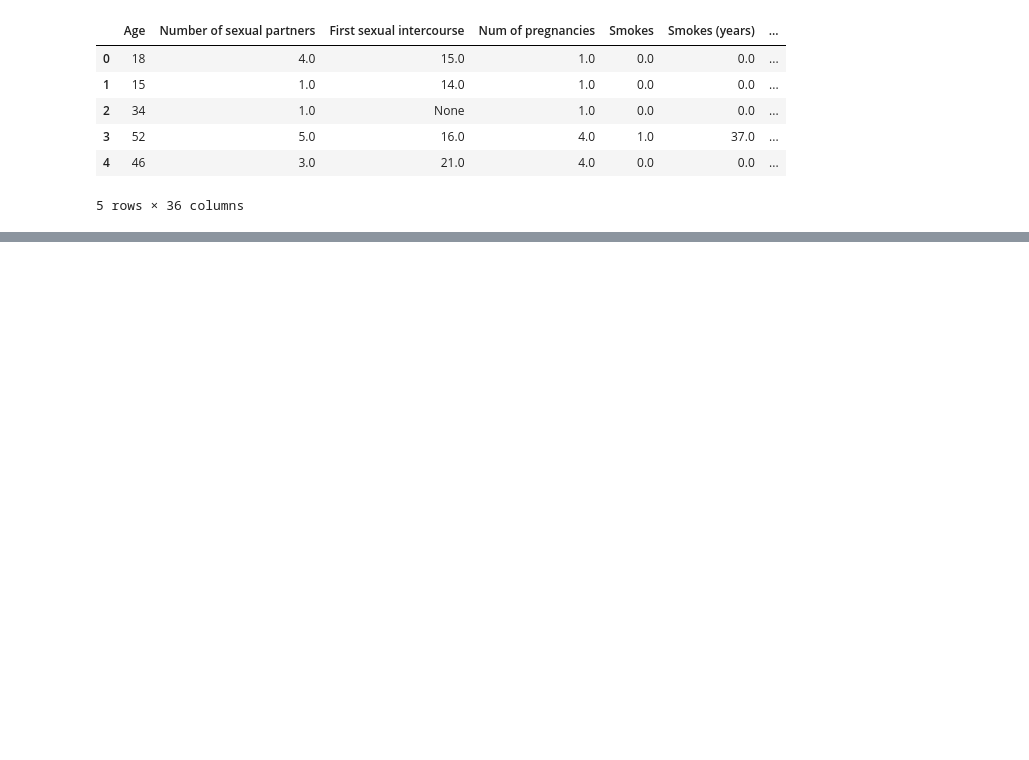
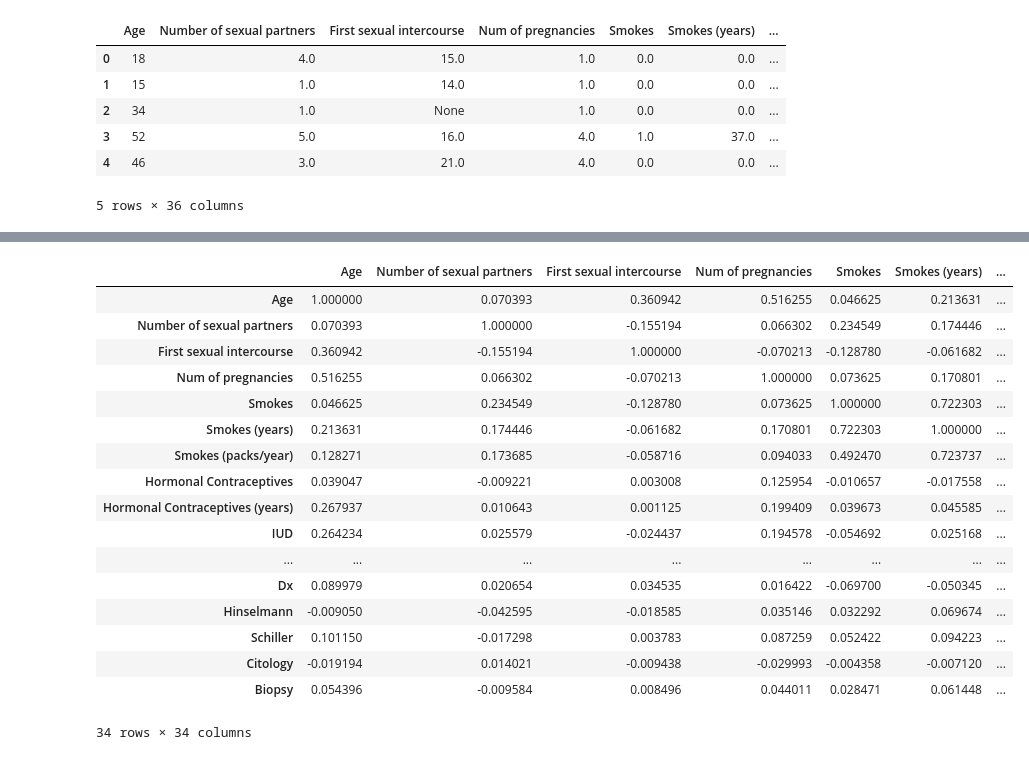
Before and after one commit to va22abb/Msc-Data-Project-Comparative-study-of-machine-learning-algorithms-in-predicting-cervical-cancer, a Jupyter notebook: Cervical_Cancer_Code.ipynb, the cells around one changed output, grey strips where cells are left out. Drawn from its saved outputs; the diff is of its cells as text; code cells hidden in the pictures; blank space fills up the shorter version.

```diff
--- a/Cervical_Cancer_Code.ipynb
+++ b/Cervical_Cancer_Code.ipynb
@@ -82,0 +226,22 @@ memory usage: 241.4 KB
+# %%
+# Checking the correlation among the dataset
+data.corr()
+# %% [output]
+|  | Age | Number of sexual partners | First sexual intercourse | Num of pregnancies | Smokes | Smokes (years) | ... |
+| Age | 1.000000 | 0.070393 | 0.360942 | 0.516255 | 0.046625 | 0.213631 | ... |
+| Number of sexual partners | 0.070393 | 1.000000 | -0.155194 | 0.066302 | 0.234549 | 0.174446 | ... |
+| First sexual intercourse | 0.360942 | -0.155194 | 1.000000 | -0.070213 | -0.128780 | -0.061682 | ... |
+| Num of pregnancies | 0.516255 | 0.066302 | -0.070213 | 1.000000 | 0.073625 | 0.170801 | ... |
+| Smokes | 0.046625 | 0.234549 | -0.128780 | 0.073625 | 1.000000 | 0.722303 | ... |
+| Smokes (years) | 0.213631 | 0.174446 | -0.061682 | 0.170801 | 0.722303 | 1.000000 | ... |
+| Smokes (packs/year) | 0.128271 | 0.173685 | -0.058716 | 0.094033 | 0.492470 | 0.723737 | ... |
+| Hormonal Contraceptives | 0.039047 | -0.009221 | 0.003008 | 0.125954 | -0.010657 | -0.017558 | ... |
+| Hormonal Contraceptives (years) | 0.267937 | 0.010643 | 0.001125 | 0.199409 | 0.039673 | 0.045585 | ... |
+| IUD | 0.264234 | 0.025579 | -0.024437 | 0.194578 | -0.054692 | 0.025168 | ... |
+| ... | ... | ... | ... | ... | ... | ... | ... |
+| Dx | 0.089979 | 0.020654 | 0.034535 | 0.016422 | -0.069700 | -0.050345 | ... |
+| Hinselmann | -0.009050 | -0.042595 | -0.018585 | 0.035146 | 0.032292 | 0.069674 | ... |
+| Schiller | 0.101150 | -0.017298 | 0.003783 | 0.087259 | 0.052422 | 0.094223 | ... |
+| Citology | -0.019194 | 0.014021 | -0.009438 | -0.029993 | -0.004358 | -0.007120 | ... |
+| Biopsy | 0.054396 | -0.009584 | 0.008496 | 0.044011 | 0.028471 | 0.061448 | ... |
+34 rows × 34 columns
```
Also changed, not shown: parts of 23 cells of this notebook.
